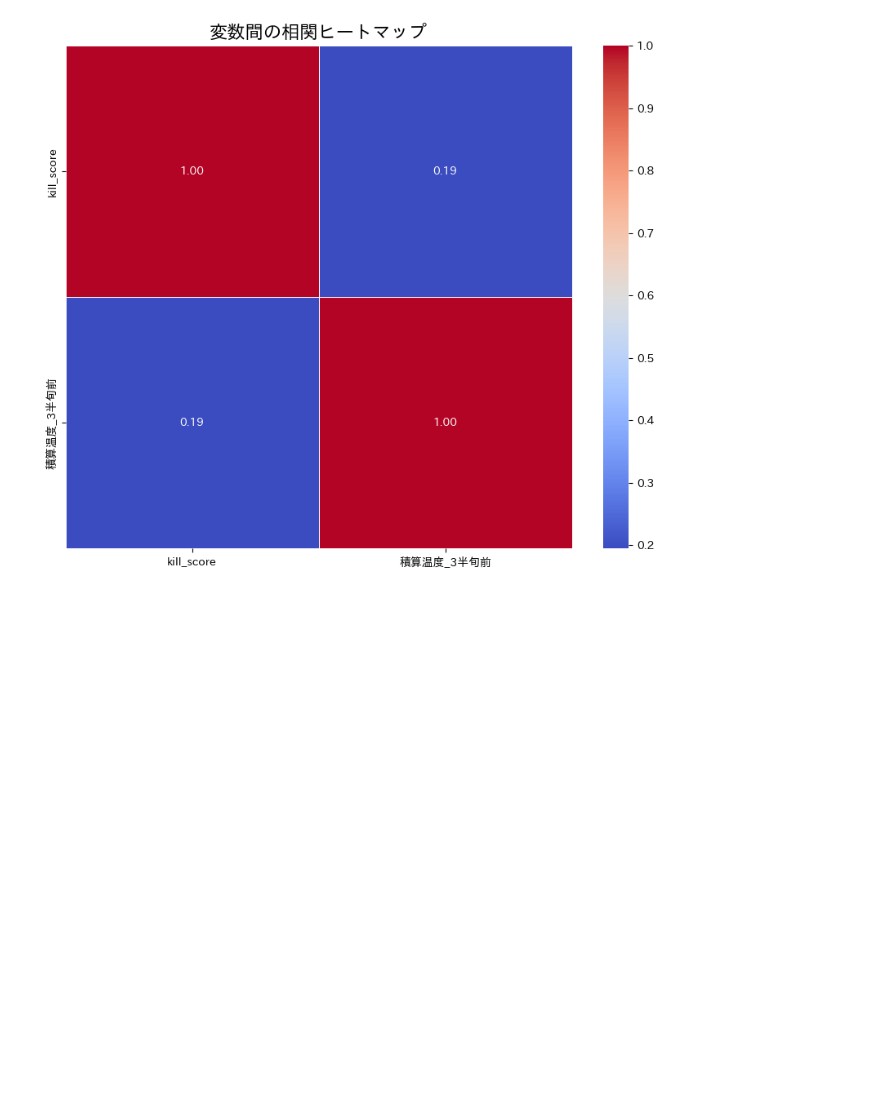
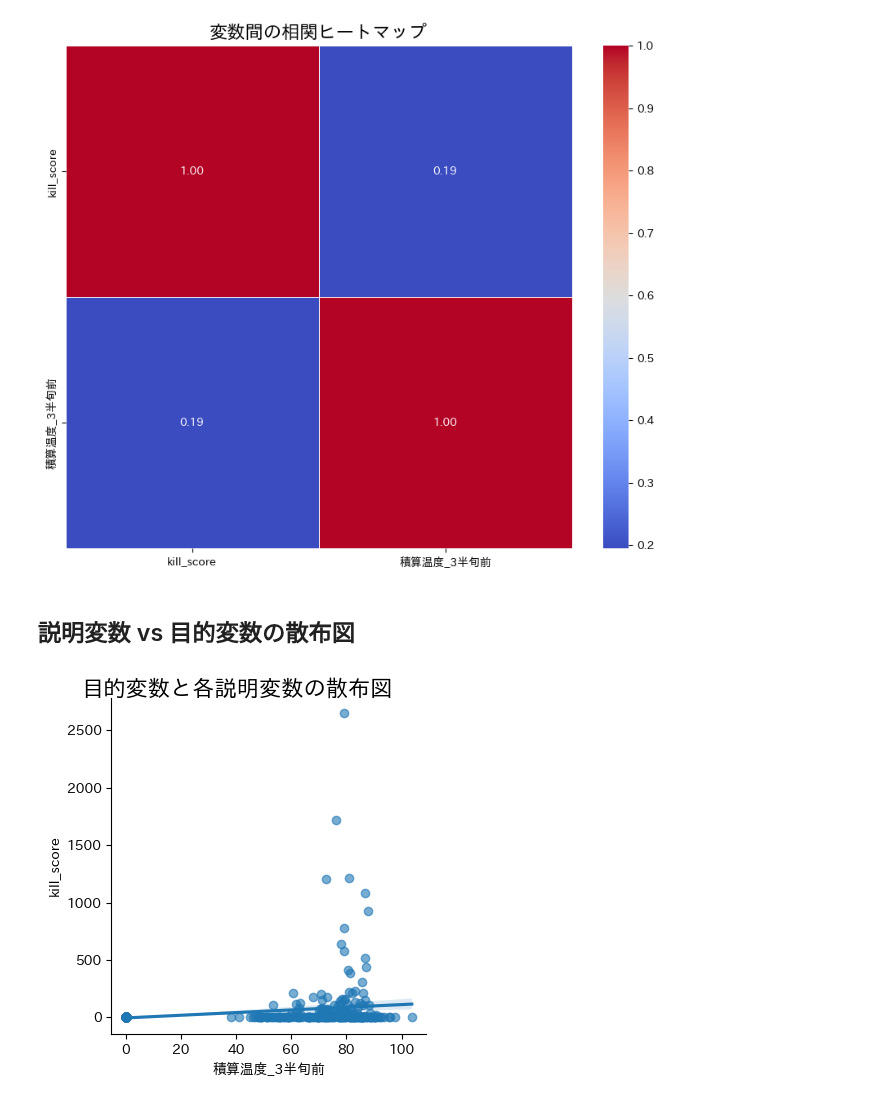
Before and after one commit to ShotaSasaki-HU/ASTRO-CAMP-2025, a Jupyter notebook: sarimax.ipynb, the cells around one changed output. Cells and saved outputs as stored; diff of their text form; code cells hidden in the pictures; blank space fills up the shorter version.

Commit message:
目的変数と各説明変数の散布図

```diff
--- a/sarimax.ipynb
+++ b/sarimax.ipynb
@@ -808,3 +800,25 @@ plt.title('変数間の相関ヒートマップ', fontsize=16)
 plt.show()
 # %% [output]
 [figure]
+# %% [markdown]
+## 説明変数 vs 目的変数の散布図
+# %%
+# 説明変数と目的変数の列名を定義
+target_variable = 'kill_score'
+predictor_variables = list(X.columns)
+
+# pairplotで散布図と回帰直線を同時に描画
+# x_varsに説明変数、y_varsに目的変数を指定
+sns.pairplot(
+    df,
+    x_vars=predictor_variables,
+    y_vars=[target_variable],
+    kind='reg',  # 'reg'を指定すると回帰直線が引かれる
+    height=4,    # 各グラフのサイズ
+    plot_kws={'scatter_kws': {'alpha': 0.6}} # 点を半透明にする
+)
+
+plt.suptitle('目的変数と各説明変数の散布図', y=1.02, size=16)
+plt.show()
+# %% [output]
+[figure, added]
```
Also changed, not shown: parts of 5 cells of this notebook.
